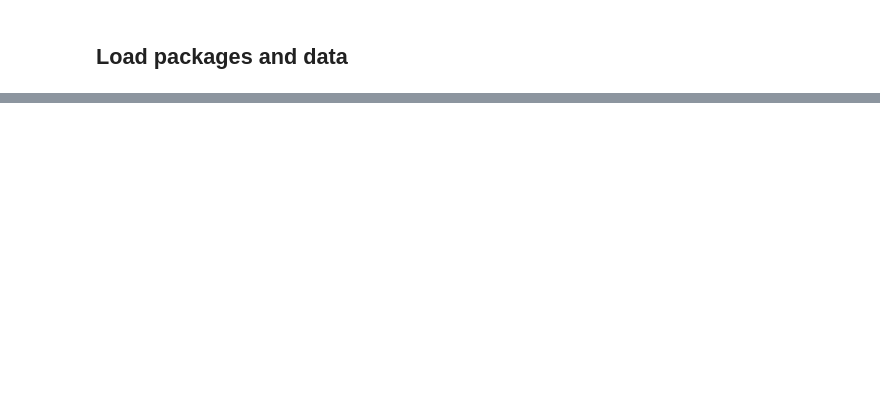
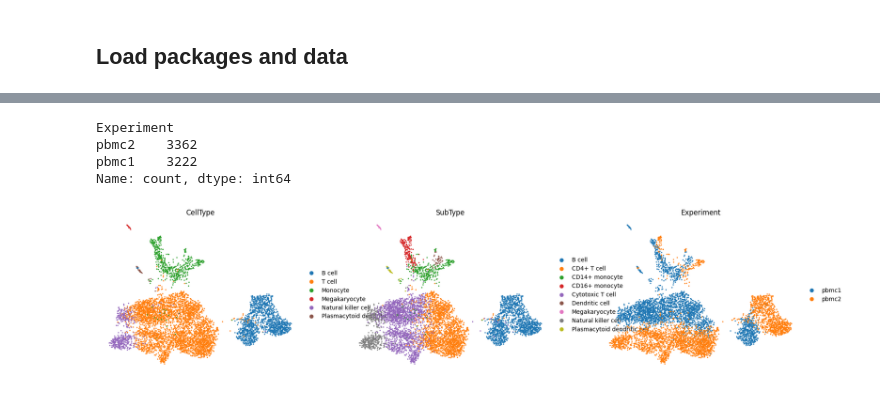
Before and after one commit to cbg-ethz/scDEF, a Jupyter notebook: docs/examples/scdef-pbmcs-2batches.ipynb, the cells around one changed output, grey strips where cells are left out. Drawn from its saved outputs; the diff is of its cells as text; code cells hidden in the pictures; blank space fills up the shorter version.

```diff
--- a/docs/examples/scdef-pbmcs-2batches.ipynb
+++ b/docs/examples/scdef-pbmcs-2batches.ipynb
@@ -218,0 +33,44 @@ scd.graph
+# %%
+adata = sc.read_h5ad('../scdef_data/pbmcs_data/pbmcsca.h5ad')
+# One technology (Drop-seq); the two donors pbmc1/pbmc2 are the two batches.
+adata = adata[adata.obs['Method'] == 'Drop-seq'].copy()
+adata.obs['Experiment'].value_counts()
+# %% [output]
+Experiment
+pbmc2    3362
+pbmc1    3222
+Name: count, dtype: int64
+# %%
+# QC + counts layer (following the paper preprocessing).
+sc.pp.filter_cells(adata, min_genes=200)
+sc.pp.filter_genes(adata, min_cells=10)
+adata.var['mt'] = adata.var_names.str.startswith('MT-')
+adata.var['rb'] = adata.var_names.str.startswith('RPS') | adata.var_names.str.startswith('RPL')
+sc.pp.calculate_qc_metrics(adata, qc_vars=['mt', 'rb'], percent_top=None, log1p=False, inplace=True)
+adata = adata[adata.obs.n_genes_by_counts < 2000, :]
+adata = adata[adata.obs.pct_counts_mt < 8, :]
+adata.layers['counts'] = adata.X.toarray()
+# %%
+# HVG on the counts, per batch; keep marker genes; then a scanpy embedding for the colors.
+sc.pp.normalize_total(adata, target_sum=1e4)
+sc.pp.log1p(adata)
+sc.pp.highly_variable_genes(adata, flavor='seurat_v3', n_top_genes=4000, layer='counts',
+                            batch_key='Experiment')
+for g in {x for gs in markers.values() for x in gs}:
+    if g in adata.var_names:
+        adata.var.loc[g, 'highly_variable'] = True
+adata = adata[:, adata.var.highly_variable].copy()
+sc.pp.regress_out(adata, ['total_counts', 'pct_counts_mt'])
+sc.pp.scale(adata, max_value=10)
+sc.tl.pca(adata, svd_solver='arpack')
+sc.pp.neighbors(adata, n_neighbors=10, n_pcs=40)
+sc.tl.umap(adata)
+# %%
+# Coarse cell type (CellType) and fine subtype (SubType).
+stypes = {'CD4+ T cell': 'T cell', 'Cytotoxic T cell': 'T cell',
+          'CD14+ monocyte': 'Monocyte', 'CD16+ monocyte': 'Monocyte', 'Dendritic cell': 'Monocyte'}
+adata.obs['SubType'] = adata.obs['CellType']
+adata.obs['CellType'] = adata.obs['CellType'].replace(stypes)
+sc.pl.umap(adata, color=['CellType', 'SubType', 'Experiment'], frameon=False)
+# %% [output]
+[figure, added]
```
Also changed, not shown: parts of 69 cells of this notebook, 4 other files.
